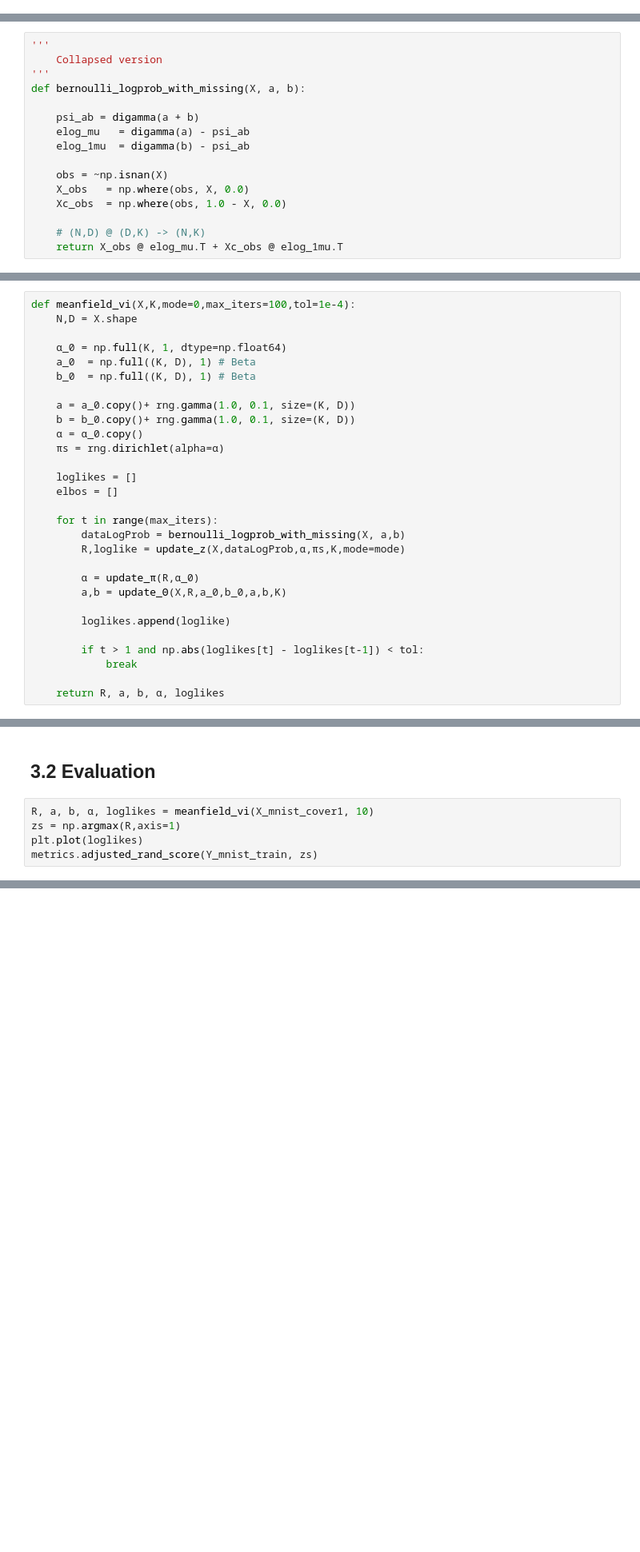
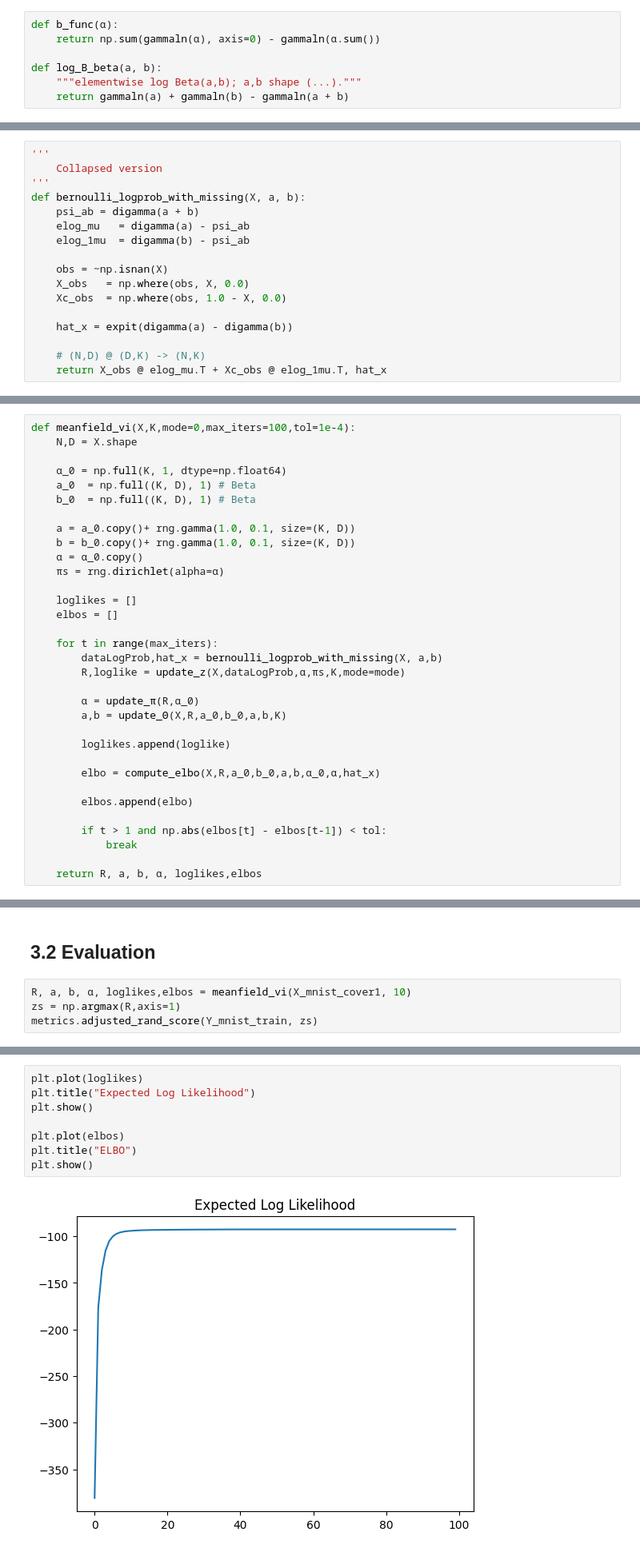
Before and after one commit to jimmyjz1127/bayesian-mixture-model-missing-data, a Jupyter notebook: Week7/MixedBernVI_Missing.ipynb, the cells around one changed output, grey strips where cells are left out. Shown at 80% size. Saved outputs shown, nothing was run; the diff lists cells and outputs as text; blank space fills up the shorter version.

Commit message:
Implemented potential working version of elbo for MixedBern with Missing Data

```diff
--- a/Week7/MixedBernVI_Missing.ipynb
+++ b/Week7/MixedBernVI_Missing.ipynb
@@ -298,0 +309,7 @@ $$
+# %%
+def b_func(α):
+    return np.sum(gammaln(α), axis=0) - gammaln(α.sum())
+
+def log_B_beta(a, b):
+    """elementwise log Beta(a,b); a,b shape (...)."""
+    return gammaln(a) + gammaln(b) - gammaln(a + b)
@@ -344,7 +431,6 @@ def bernoulli_logprob_with_missing(X, a, b):
     Collapsed version
 '''
 def bernoulli_logprob_with_missing(X, a, b):
-
     psi_ab = digamma(a + b)
     elog_mu   = digamma(a) - psi_ab
     elog_1mu  = digamma(b) - psi_ab
@@ -353,8 +439,10 @@ def bernoulli_logprob_with_missing(X, a, b):
     X_obs   = np.where(obs, X, 0.0)
     Xc_obs  = np.where(obs, 1.0 - X, 0.0)
 
+    hat_x = expit(digamma(a) - digamma(b))
+
     # (N,D) @ (D,K) -> (N,K)
-    return X_obs @ elog_mu.T + Xc_obs @ elog_1mu.T
+    return X_obs @ elog_mu.T + Xc_obs @ elog_1mu.T, hat_x
 # %%
 def update_z(X,dataLogProb,α,πs,K,mode=0):
     N,D = X.shape
@@ -402,7 +490,7 @@ def meanfield_vi(X,K,mode=0,max_iters=100,tol=1e-4):
     elbos = []
 
     for t in range(max_iters):
-        dataLogProb = bernoulli_logprob_with_missing(X, a,b)
+        dataLogProb,hat_x = bernoulli_logprob_with_missing(X, a,b)
         R,loglike = update_z(X,dataLogProb,α,πs,K,mode=mode)
 
         α = update_π(R,α_0)
@@ -410,10 +498,14 @@ def meanfield_vi(X,K,mode=0,max_iters=100,tol=1e-4):
 
         loglikes.append(loglike)
 
-        if t > 1 and np.abs(loglikes[t] - loglikes[t-1]) < tol:
+        elbo = compute_elbo(X,R,a_0,b_0,a,b,α_0,α,hat_x)
+
+        elbos.append(elbo)
+
+        if t > 1 and np.abs(elbos[t] - elbos[t-1]) < tol:
             break
 
-    return R, a, b, α, loglikes
+    return R, a, b, α, loglikes,elbos
 # %% [markdown]
 # 3 Evaluation
 # %%
@@ -495,8 +587,7 @@ plt.show()
 # %% [markdown]
 ## 3.2 Evaluation
 # %%
-R, a, b, α, loglikes = meanfield_vi(X_mnist_cover1, 10)
+R, a, b, α, loglikes,elbos = meanfield_vi(X_mnist_cover1, 10)
 zs = np.argmax(R,axis=1)
-plt.plot(loglikes)
 metrics.adjusted_rand_score(Y_mnist_train, zs)
 # %% [output]
@@ -504,0 +595,10 @@ metrics.adjusted_rand_score(Y_mnist_train, zs)
+# %%
+plt.plot(loglikes)
+plt.title("Expected Log Likelihood")
+plt.show()
+
+plt.plot(elbos)
+plt.title("ELBO")
+plt.show()
+# %% [output]
+[figure, added]
```
Also changed, not shown: parts of 11 cells of this notebook, 1 other file.
